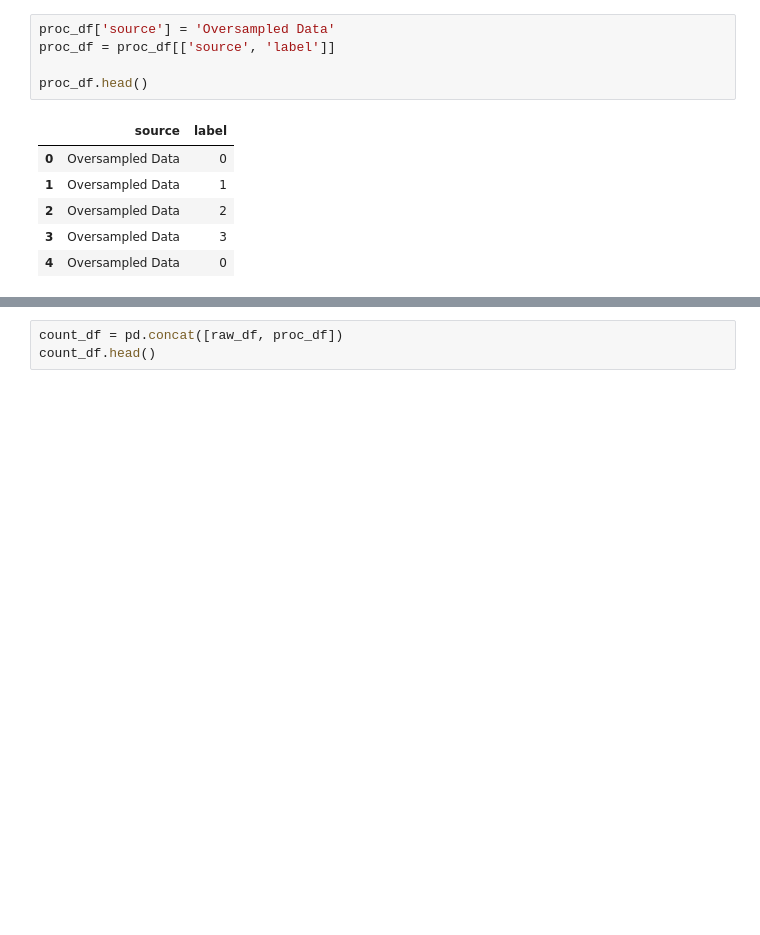
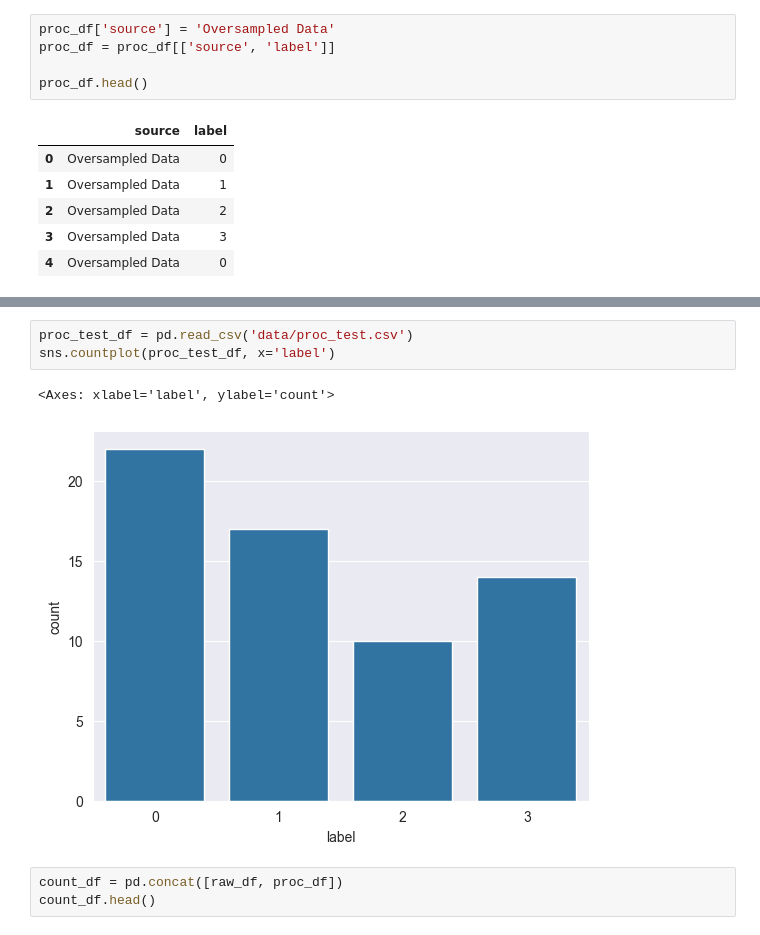
Before and after one commit to m-messer/Grading-Documentation-with-Machine-Learning, a Jupyter notebook: results.ipynb, the cells around one changed output, grey strips where cells are left out. Cells and saved outputs as stored; diff of their text form; blank space fills up the shorter version.

```diff
--- a/results.ipynb
+++ b/results.ipynb
@@ -288,3 +288,9 @@ sns.countplot(proc_df, x='label')
+# %%
+proc_test_df = pd.read_csv('data/proc_test.csv')
+sns.countplot(proc_test_df, x='label')
+# %% [output]
+<Axes: xlabel='label', ylabel='count'>
+[figure, added]
 # %%
 count_df = pd.concat([raw_df, proc_df])
 count_df.head()
```
Also changed, not shown: parts of 18 cells of this notebook, 4 other files.
